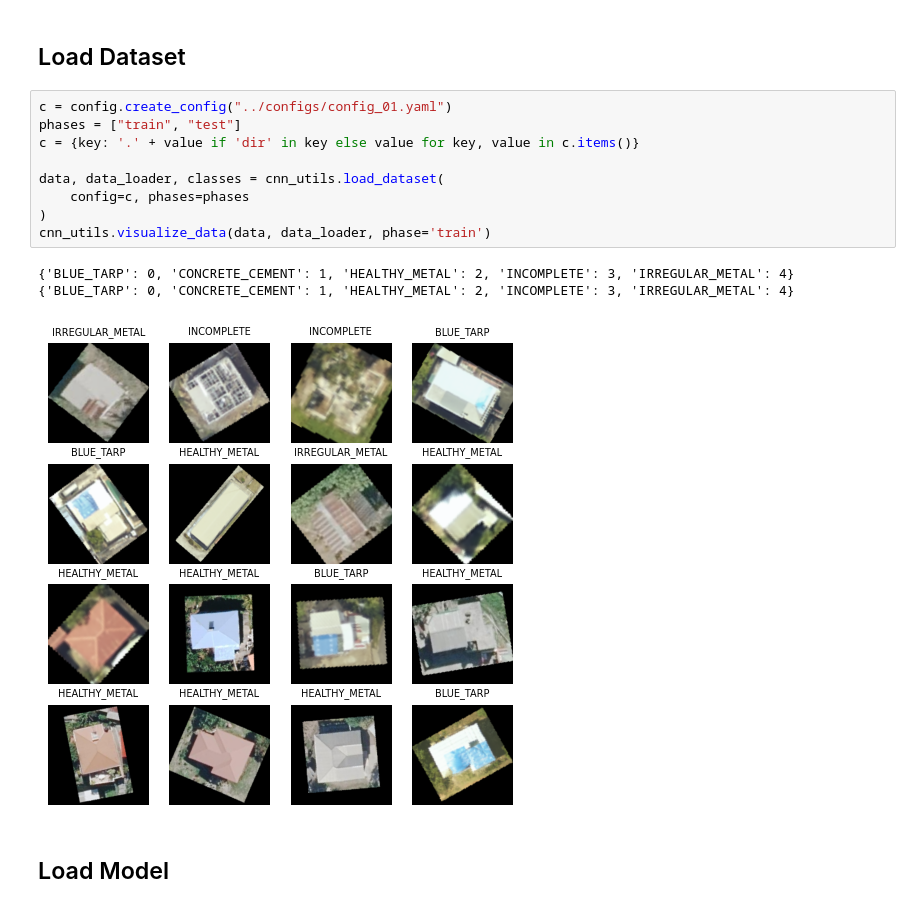
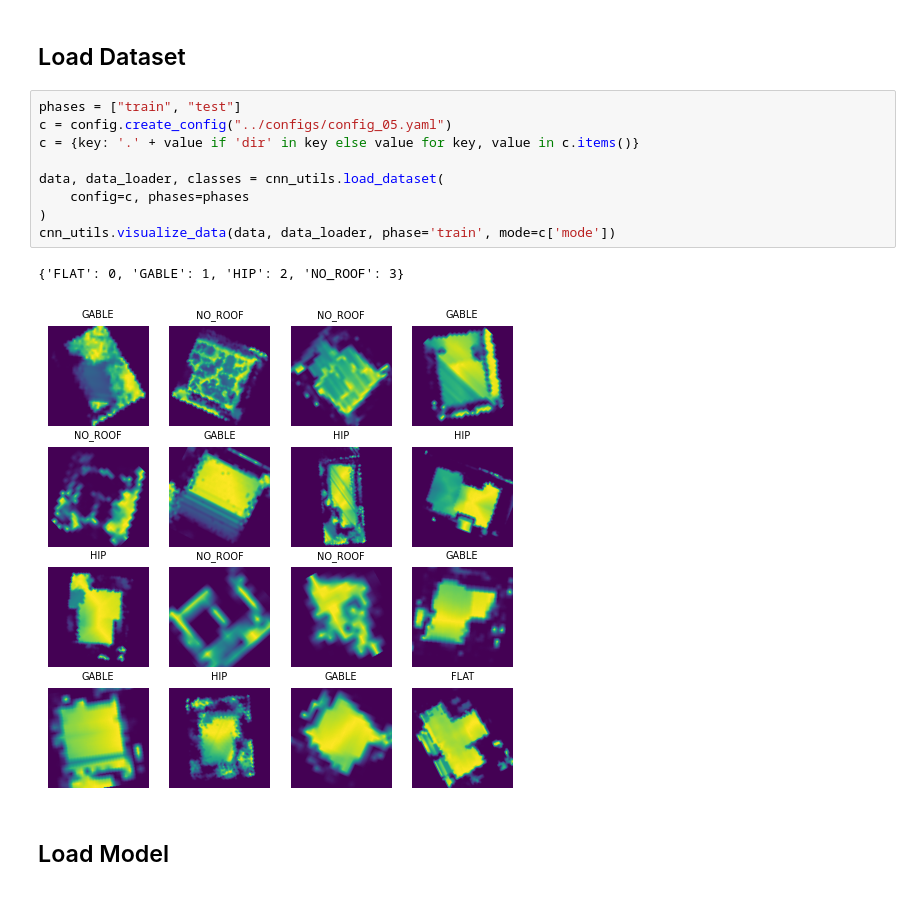
Before and after one commit to GFDRR/caribbean-rooftop-classification, a Jupyter notebook: notebooks/02_model_development.ipynb, the cells around one changed output. Drawn from its saved outputs; the diff is of its cells as text.

```diff
--- a/notebooks/02_model_development.ipynb
+++ b/notebooks/02_model_development.ipynb
@@ -21,18 +21,17 @@ pd.set_option('mode.chained_assignment', None)
 # %% [markdown]
 ## Load Dataset
 # %%
-c = config.create_config("../configs/config_01.yaml")
 phases = ["train", "test"]
+c = config.create_config("../configs/config_05.yaml")
 c = {key: '.' + value if 'dir' in key else value for key, value in c.items()}
 
 data, data_loader, classes = cnn_utils.load_dataset(
     config=c, phases=phases
 )
-cnn_utils.visualize_data(data, data_loader, phase='train')
+cnn_utils.visualize_data(data, data_loader, phase='train', mode=c['mode'])
 # %% [output]
-{'BLUE_TARP': 0, 'CONCRETE_CEMENT': 1, 'HEALTHY_METAL': 2, 'INCOMPLETE': 3, 'IRREGULAR_METAL': 4}
-{'BLUE_TARP': 0, 'CONCRETE_CEMENT': 1, 'HEALTHY_METAL': 2, 'INCOMPLETE': 3, 'IRREGULAR_METAL': 4}
+{'FLAT': 0, 'GABLE': 1, 'HIP': 2, 'NO_ROOF': 3}
-[figure, old version]
+[figure, new version]
 # %% [markdown]
 ## Load Model
 # %%
```
Also changed, not shown: parts of 1 cell of this notebook.
